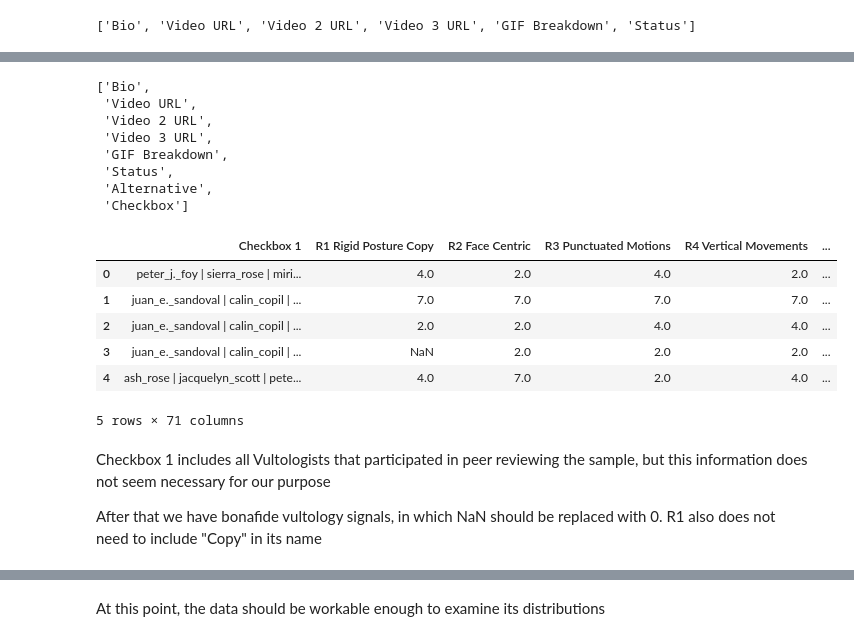
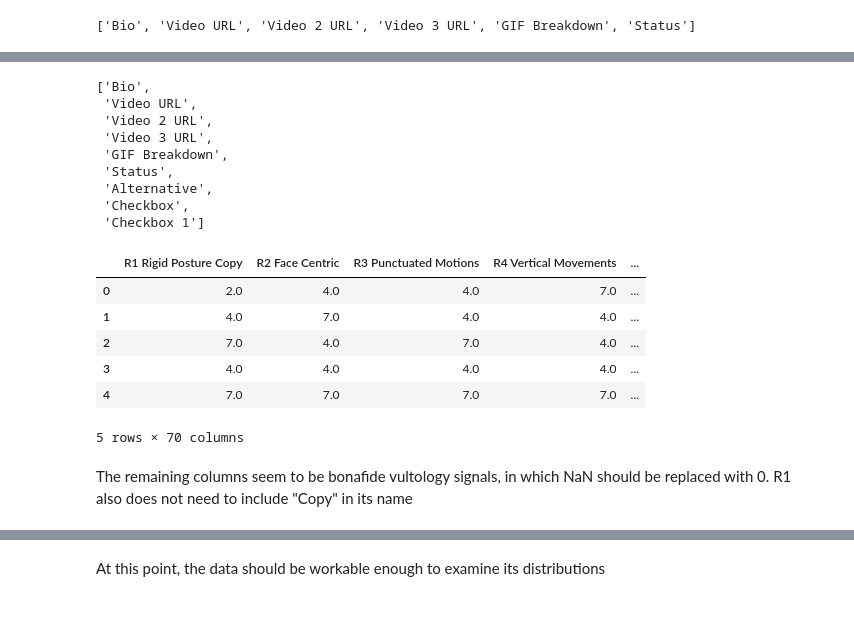
Before and after one commit to MZNewman/VultologyDataScience, a Jupyter notebook: Notebooks/Full Data EDA.ipynb, the cells around one changed output, grey strips where cells are left out. Cells and saved outputs as stored; diff of their text form; code cells hidden in the pictures; blank space fills up the shorter version.

```diff
--- a/Notebooks/Full Data EDA.ipynb
+++ b/Notebooks/Full Data EDA.ipynb
@@ -20,4 +30,4 @@ We will see if these different versions of the data give different statistical r
 # %%
-all_df = pd.read_csv("../Data/Vultology_Database_2024-02-24_-_PlusAuthors.csv")
+all_df = pd.read_csv("../Data/posts_2024-12-29.csv")
 all_df.head()
 # %% [output]
@@ -122,5 +242,7 @@ The entire thing is null so we'll be removing it
 # %%
+unneeded.append('Alternative')
 unneeded.append('Checkbox')
+unneeded.append('Checkbox 1')
 unneeded
 # %% [output]
 ['Bio',
@@ -130,18 +252,17 @@ unneeded
  'GIF Breakdown',
  'Status',
  'Alternative',
- 'Checkbox']
+ 'Checkbox',
+ 'Checkbox 1']
 # %%
-all_df.iloc[:, 20:].head()
+all_df.iloc[:, 21:].head()
 # %% [output]
-|  | Checkbox 1 | R1 Rigid Posture Copy | R2 Face Centric | R3 Punctuated Motions | R4 Vertical Movements | ... |
-| 0 | peter_j._foy | sierra_rose | miri... | 4.0 | 2.0 | 4.0 | 2.0 | ... |
-| 1 | juan_e._sandoval | calin_copil | ... | 7.0 | 7.0 | 7.0 | 7.0 | ... |
-| 2 | juan_e._sandoval | calin_copil | ... | 2.0 | 2.0 | 4.0 | 4.0 | ... |
-| 3 | juan_e._sandoval | calin_copil | ... | NaN | 2.0 | 2.0 | 2.0 | ... |
-| 4 | ash_rose | jacquelyn_scott | pete... | 4.0 | 7.0 | 2.0 | 4.0 | ... |
+|  | R1 Rigid Posture Copy | R2 Face Centric | R3 Punctuated Motions | R4 Vertical Movements | ... |
+| 0 | 2.0 | 4.0 | 4.0 | 7.0 | ... |
+| 1 | 4.0 | 7.0 | 4.0 | 4.0 | ... |
+| 2 | 7.0 | 4.0 | 7.0 | 4.0 | ... |
+| 3 | 4.0 | 4.0 | 4.0 | 4.0 | ... |
+| 4 | 7.0 | 7.0 | 7.0 | 7.0 | ... |
-5 rows × 71 columns
+5 rows × 70 columns
 # %% [markdown]
-Checkbox 1 includes all Vultologists that participated in peer reviewing the sample, but this information does not seem necessary for our purpose
-
-After that we have bonafide vultology signals, in which NaN should be replaced with 0. R1 also does not need to include "Copy" in its name
+The remaining columns seem to be bonafide vultology signals, in which NaN should be replaced with 0. R1 also does not need to include "Copy" in its name
```
Also changed, not shown: parts of 108 cells of this notebook.
